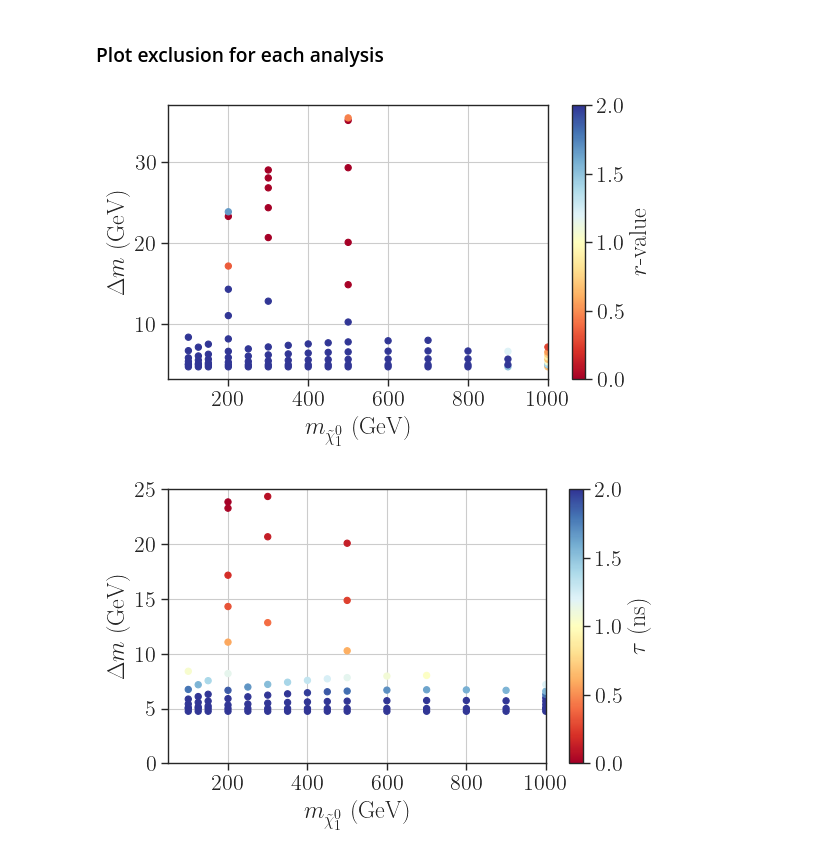
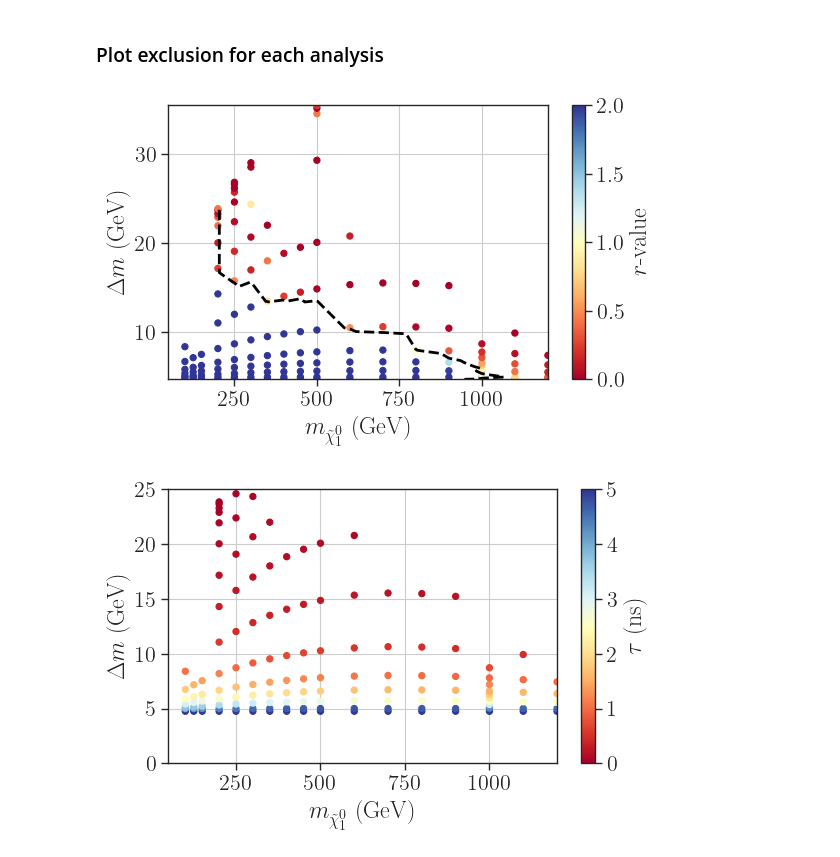
Before and after one commit to andlessa/LLP-CDFO, a Jupyter notebook: ATLAS-SUSY-2018-42/plot-SbottomExclusion.ipynb, the cells around one changed output. Cells and saved outputs as stored; diff of their text form; code cells hidden in the pictures.

```diff
--- a/ATLAS-SUSY-2018-42/plot-SbottomExclusion.ipynb
+++ b/ATLAS-SUSY-2018-42/plot-SbottomExclusion.ipynb
@@ -32,8 +33,7 @@ cm = plt.colormaps['RdYlBu']
 # %% [markdown]
 ### Load Recast Data
 # %%
-recastDF_all = pd.read_pickle('../results_dataFrames/pp2BB1j_2018_42_New.pcl')
-recastDF_all['robs'] = 1/recastDF_all['$\mu_{obs}$']
+recastDF = pd.read_pickle('../results_dataFrames/pp2BB1j_2018_42_New.pcl')
 # %% [markdown]
 ### Get all model points
 # %%
@@ -41,11 +41,7 @@ mLLP = 'mLLP'
 mn1= 'mLSP'
 tau = 'tau_ns'
 models = []
-mCols = [mLLP,mn1,tau,'robs']
-recastDF_all.sort_values(mCols,inplace=True,ascending=True)
-recastDF = recastDF_all.drop_duplicates(subset=[mLLP,mn1,tau],keep="last")
-recastDF.dropna(subset=["robs"],inplace=True)
-# recastDF.fillna(0.0,inplace=True)
+mCols = [mLLP,mn1,tau]
 
 for row in recastDF[mCols].values:
     m = dict(zip(mCols,row.tolist()))
@@ -75,15 +71,15 @@ plt.colorbar(label=r'$r$-value')
 xnew,ynew,znew = interpolateData(x,y,rValues,nx=500,ny=500)
 cValues = sorted([1.])
 # Get contours
-# plt.contour(xnew, ynew, znew, cValues,
-                        #    colors='black',linestyles='dashed',
-                        #    linewidths=2.0)
+plt.contour(xnew, ynew, znew, cValues,
+                           colors='black',linestyles='dashed',
+                           linewidths=2.0)
 
 plt.ylabel(r'$\Delta m$ (GeV)')
 plt.xlabel(r'$m_{\tilde \chi_1^0}$ (GeV)')
 # plt.yscale('log')
-plt.xlim(50.,1000.)
-# plt.ylim(0.,25.)
+plt.xlim(50.,1200.)
+# plt.ylim(0.,15.)
 # ax.set_ylim(5.0,1.1*y.max())
 plt.grid()
 
@@ -93,36 +89,36 @@ plt.grid()
 plt.tight_layout()
 plt.show()
 # %% [output]
-[figure, old version]
+[figure, new version]
 # %%
 fig = plt.figure(figsize=(6,4))
 x = recastDF['mLSP']
 y = recastDF['mLLP']-x
 rValues = recastDF['tau_ns']
-p = plt.scatter(x=x,y=y,vmin=0.0,vmax=2.0,
+p = plt.scatter(x=x,y=y,vmin=0.0,vmax=5.0,
         c=rValues,cmap=cm,s=20)
 plt.colorbar(label=r'$\tau$ (ns)')
 # Interpolate to create more points
 # xnew,ynew,znew = interpolateData(x,y,rValues,nx=500,ny=500)
 # cValues = sorted([1.])
 # Get contours
 # plt.contour(xnew, ynew, znew, cValues,
                         #    colors='black',linestyles='dashed',
                         #    linewidths=2.0)
 
 plt.ylabel(r'$\Delta m$ (GeV)')
 plt.xlabel(r'$m_{\tilde \chi_1^0}$ (GeV)')
 # plt.yscale('log')
 # plt.xlim(0.2,50.)
 plt.ylim(0.,25.)
-plt.xlim(50.,1000.)
+plt.xlim(50.,1200.)
 # ax.set_ylim(5.0,1.1*y.max())
 plt.grid()
 
 # fig.subplots_adjust(right=0.9,top=1.1)
 # cbar_ax = fig.add_axes([0.99, 0.25, 0.01, 0.5])
 # plt.legend()
 plt.tight_layout()
 plt.show()
 # %% [output]
-[figure, old version]
+[figure, new version]
```
Also changed, not shown: parts of 4 cells of this notebook, 8 other files.
